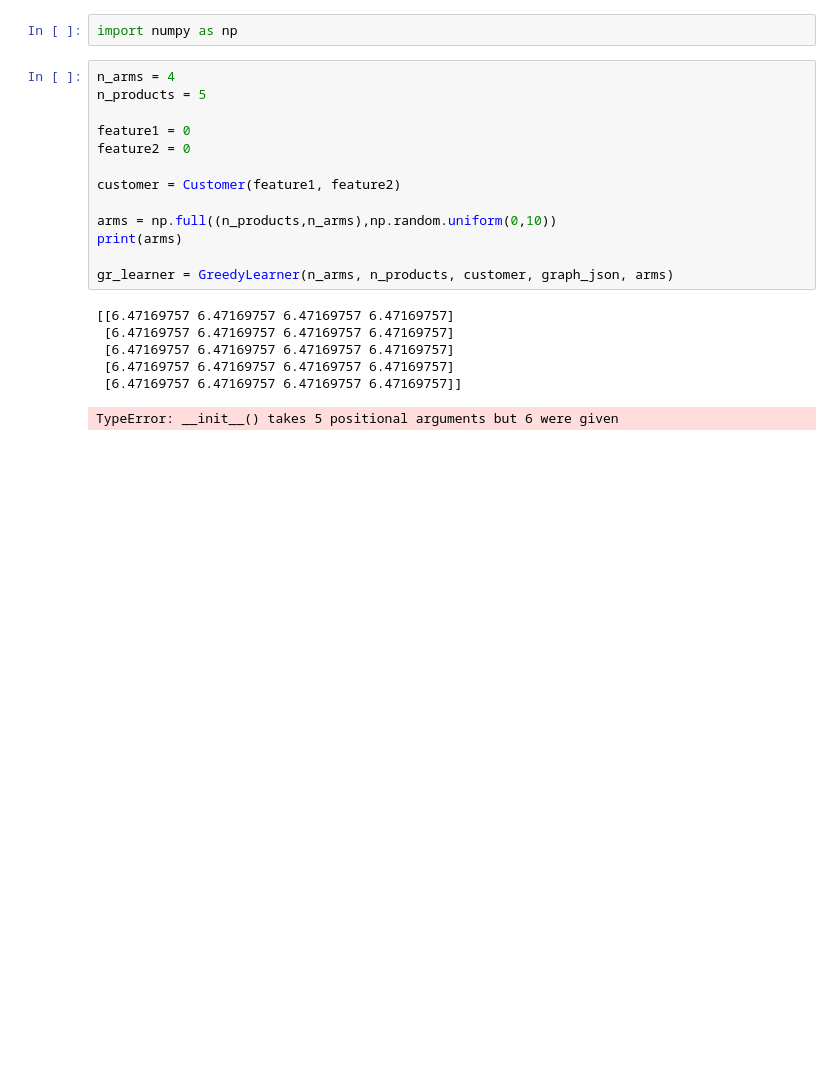
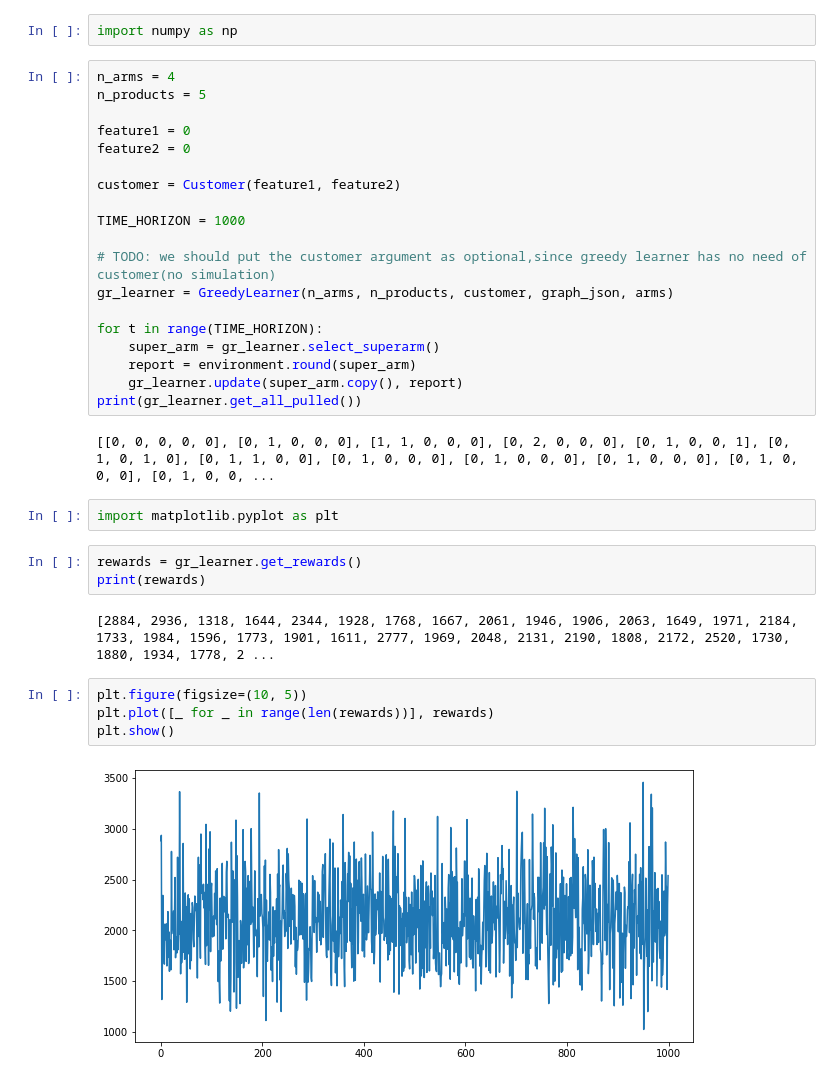
Before and after one commit to VladMarianCimpeanu/OLA_project, a Jupyter notebook: run.ipynb, the cells around one changed output. Cells and saved outputs as stored; diff of their text form; blank space fills up the shorter version.

```diff
--- a/run.ipynb
+++ b/run.ipynb
@@ -18,22 +28,36 @@ from Code.environment.Customer import Customer
 # %%
 import numpy as np
-# %%
-n_arms = 4
-n_products = 5
-
-feature1 = 0
-feature2 = 0
-
-customer = Customer(feature1, feature2)
-
-arms = np.full((n_products,n_arms),np.random.uniform(0,10))
-print(arms)
-
-gr_learner = GreedyLearner(n_arms, n_products, customer, graph_json, arms)
-# %% [output]
-[[6.47169757 6.47169757 6.47169757 6.47169757]
- [6.47169757 6.47169757 6.47169757 6.47169757]
- [6.47169757 6.47169757 6.47169757 6.47169757]
- [6.47169757 6.47169757 6.47169757 6.47169757]
- [6.47169757 6.47169757 6.47169757 6.47169757]]
-TypeError: __init__() takes 5 positional arguments but 6 were given
+# %%
+n_arms = 4
+n_products = 5
+
+feature1 = 0
+feature2 = 0
+
+customer = Customer(feature1, feature2)
+
+TIME_HORIZON = 1000
+
+# TODO: we should put the customer argument as optional,since greedy learner has no need of customer(no simulation)
+gr_learner = GreedyLearner(n_arms, n_products, customer, graph_json, arms)
+
+for t in range(TIME_HORIZON):
+    super_arm = gr_learner.select_superarm()
+    report = environment.round(super_arm)
+    gr_learner.update(super_arm.copy(), report)
+print(gr_learner.get_all_pulled())
+# %% [output]
+[[0, 0, 0, 0, 0], [0, 1, 0, 0, 0], [1, 1, 0, 0, 0], [0, 2, 0, 0, 0], [0, 1, 0, 0, 1], [0, 1, 0, 1, 0], [0, 1, 1, 0, 0], [0, 1, 0, 0, 0], [0, 1, 0, 0, 0], [0, 1, 0, 0, 0], [0, 1, 0, 0, 0], [0, 1, 0, 0, ...
+# %%
+import matplotlib.pyplot as plt
+# %%
+rewards = gr_learner.get_rewards()
+print(rewards)
+# %% [output]
+[2884, 2936, 1318, 1644, 2344, 1928, 1768, 1667, 2061, 1946, 1906, 2063, 1649, 1971, 2184, 1733, 1984, 1596, 1773, 1901, 1611, 2777, 1969, 2048, 2131, 2190, 1808, 2172, 2520, 1730, 1880, 1934, 1778, 2 ...
+# %%
+plt.figure(figsize=(10, 5))
+plt.plot([_ for _ in range(len(rewards))], rewards)
+plt.show()
+# %% [output]
+[figure, added]
```
Also changed, not shown: parts of 8 cells of this notebook, 8 other files.
